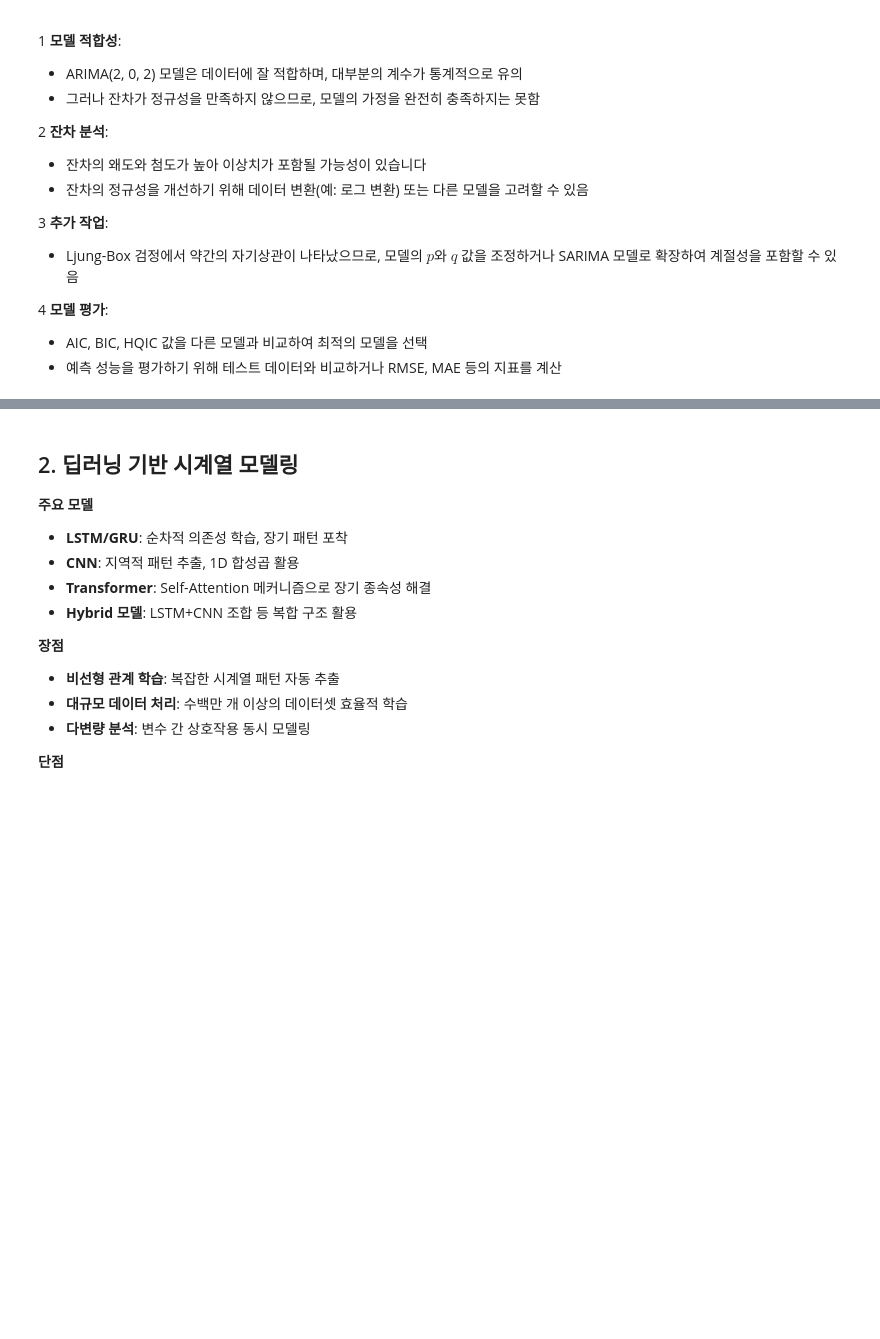
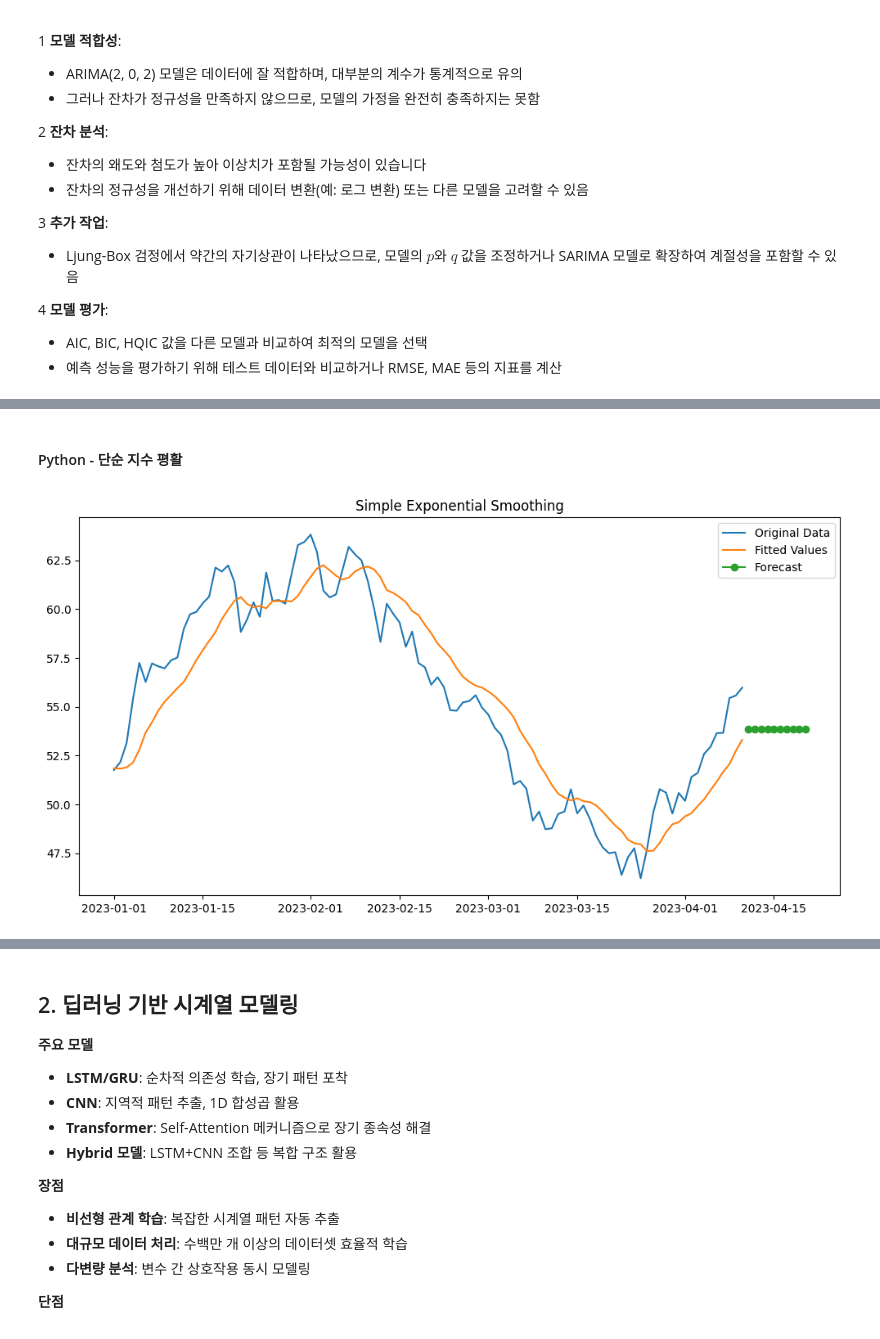
Before and after one commit to Ssellu/2025-dankook-uni-timeseries-handbooks, a Jupyter notebook: 01-02-통계기법-딥러닝기법.ipynb, the cells around one changed output, grey strips where cells are left out. Cells and saved outputs as stored; diff of their text form; code cells hidden in the pictures; blank space fills up the shorter version.

```diff
--- a/01-02-통계기법-딥러닝기법.ipynb
+++ b/01-02-통계기법-딥러닝기법.ipynb
@@ -270,0 +378,30 @@ Prob(H) (two-sided):                  073   Kurtosis:                        648
+# %% [markdown]
+#### Python - 단순 지수 평활
+# %%
+import numpy as np
+import pandas as pd
+import matplotlib.pyplot as plt
+from statsmodels.tsa.api import SimpleExpSmoothing
+
+# 예제 데이터 생성
+np.random.seed(0)
+data = np.random.randn(100).cumsum() + 50
+index = pd.date_range(start='2023-01-01', periods=100, freq='D')
+series = pd.Series(data, index)
+
+# 단순 지수평활 모델
+model = SimpleExpSmoothing(series, initialization_method='estimated').fit(smoothing_level=0.2, optimized=False)
+
+# 예측
+forecast = model.forecast(10)
+
+# 시각화
+plt.figure(figsize=(12, 6))
+plt.plot(series, label='Original Data')
+plt.plot(model.fittedvalues, label='Fitted Values')
+plt.plot(forecast.index, forecast, label='Forecast', marker='o')
+plt.title('Simple Exponential Smoothing')
+plt.legend()
+plt.show()
+# %% [output]
+[figure, added]
```
Also changed, not shown: parts of 8 cells of this notebook, 4 other files.
